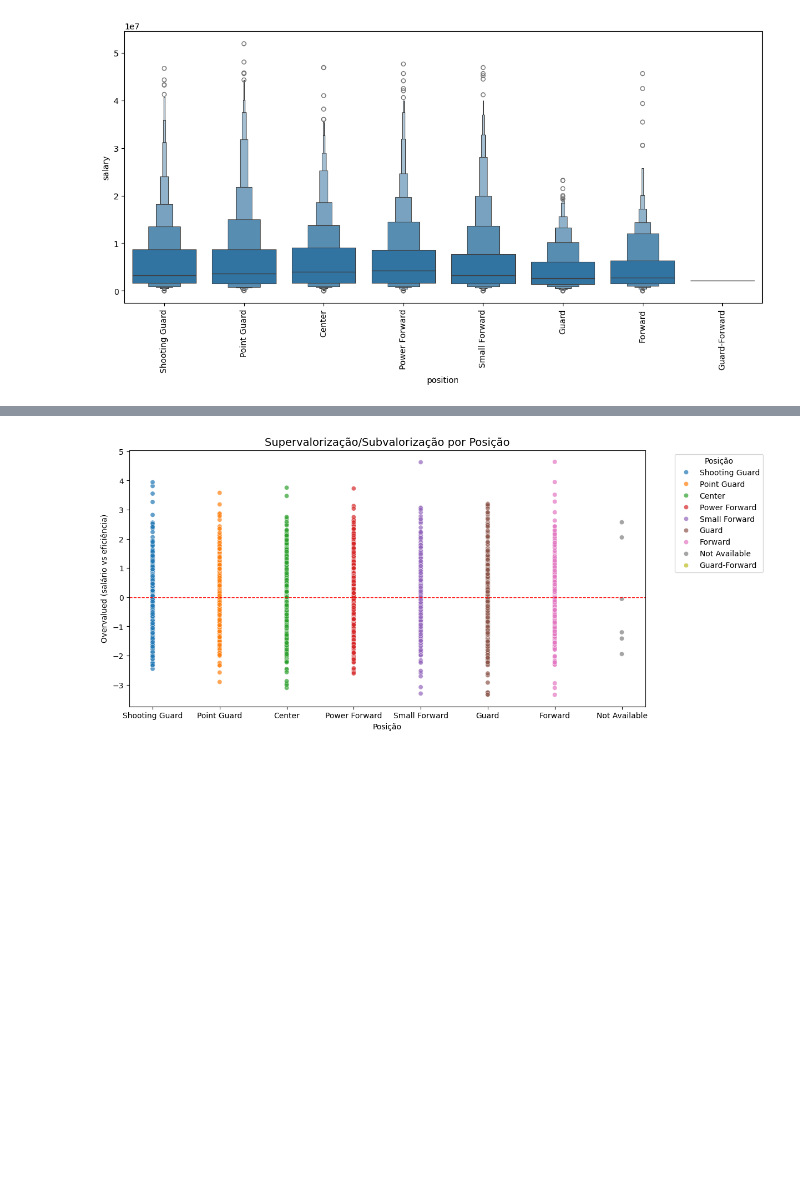
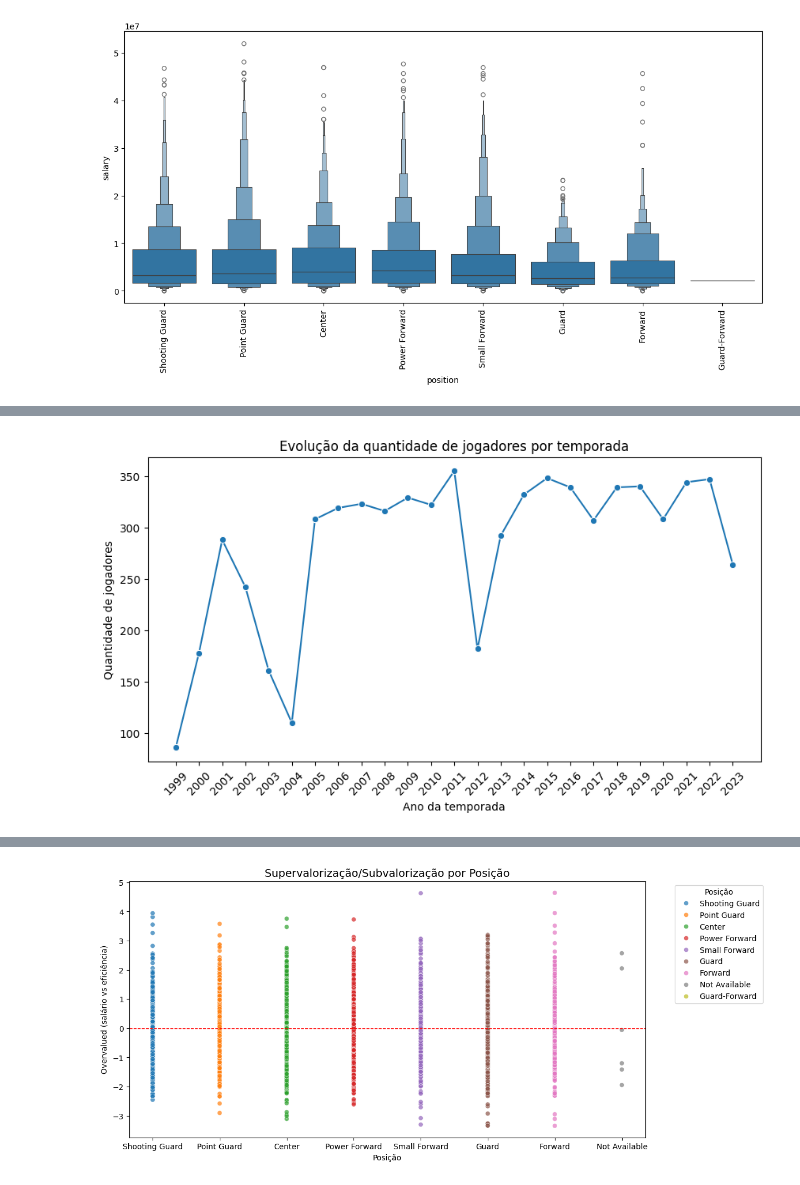
Before and after one commit to amorinana/nba-predictive-models, a Jupyter notebook: index.ipynb, the cells around one changed output, grey strips where cells are left out. Cells and saved outputs as stored; diff of their text form; code cells hidden in the pictures; blank space fills up the shorter version.

```diff
--- a/index.ipynb
+++ b/index.ipynb
@@ -74,0 +276,20 @@ plt.show()
+# %%
+plt.figure(figsize=(10,5))
+
+# contar jogadores por ano e ordenar
+players_per_year = df2["year"].value_counts().sort_index()
+
+sns.lineplot(x=players_per_year.index, y=players_per_year.values, marker="o")
+
+plt.title("Evolução da quantidade de jogadores por temporada")
+plt.xlabel("Ano da temporada")
+plt.ylabel("Quantidade de jogadores")
+
+plt.xticks(
+    ticks=range(df2["year"].min(), df2["year"].max() + 1, 1),
+    rotation=45
+)
+
+plt.show()
+# %% [output]
+[figure, added]
```
Also changed, not shown: parts of 12 cells of this notebook, 3 other files.
